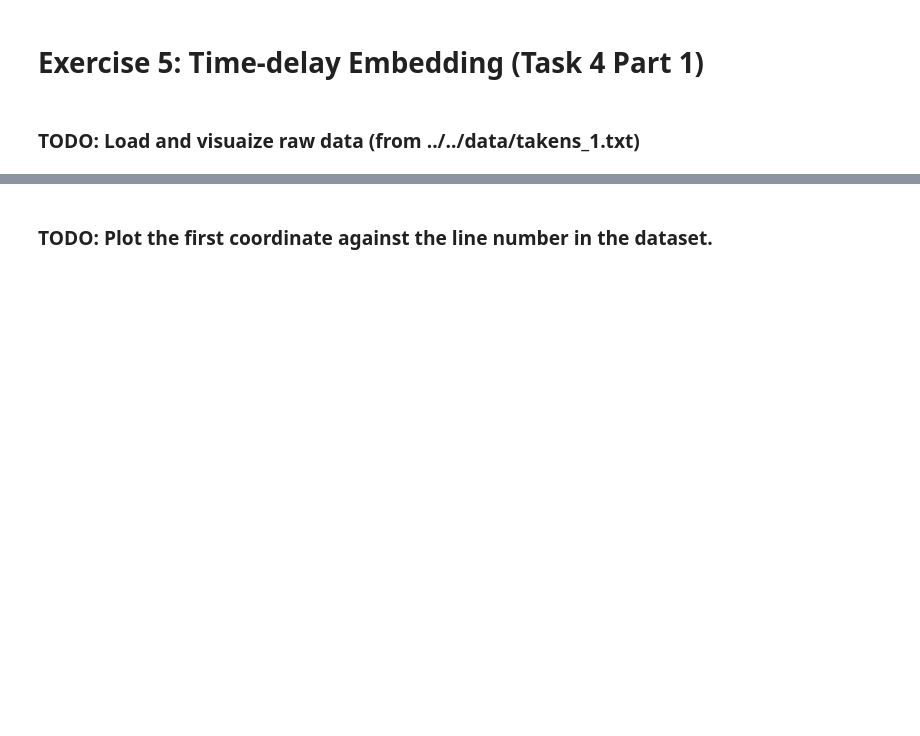
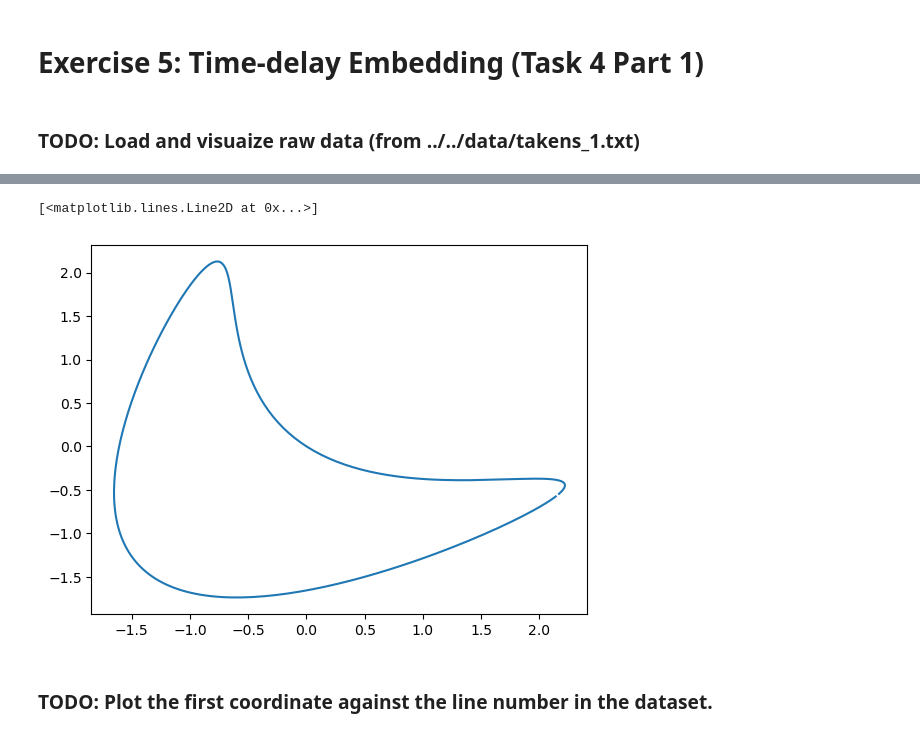
Before and after one commit to Augustin690/learning-dynamical-systems, a Jupyter notebook: src/part2/task4_1.ipynb, the cells around one changed output, grey strips where cells are left out. Drawn from its saved outputs; the diff is of its cells as text; code cells hidden in the pictures; blank space fills up the shorter version.

```diff
--- a/src/part2/task4_1.ipynb
+++ b/src/part2/task4_1.ipynb
@@ -9,2 +29,7 @@ from utils import *
+# %%
+plt.plot(X[:332,0],X[:332,1])
+# %% [output]
+[<matplotlib.lines.Line2D at 0x...>]
+[figure, added]
 # %% [markdown]
 ### TODO: Plot the first coordinate against the line number in the dataset.
```
Also changed, not shown: parts of 8 cells of this notebook, 1 other file.
